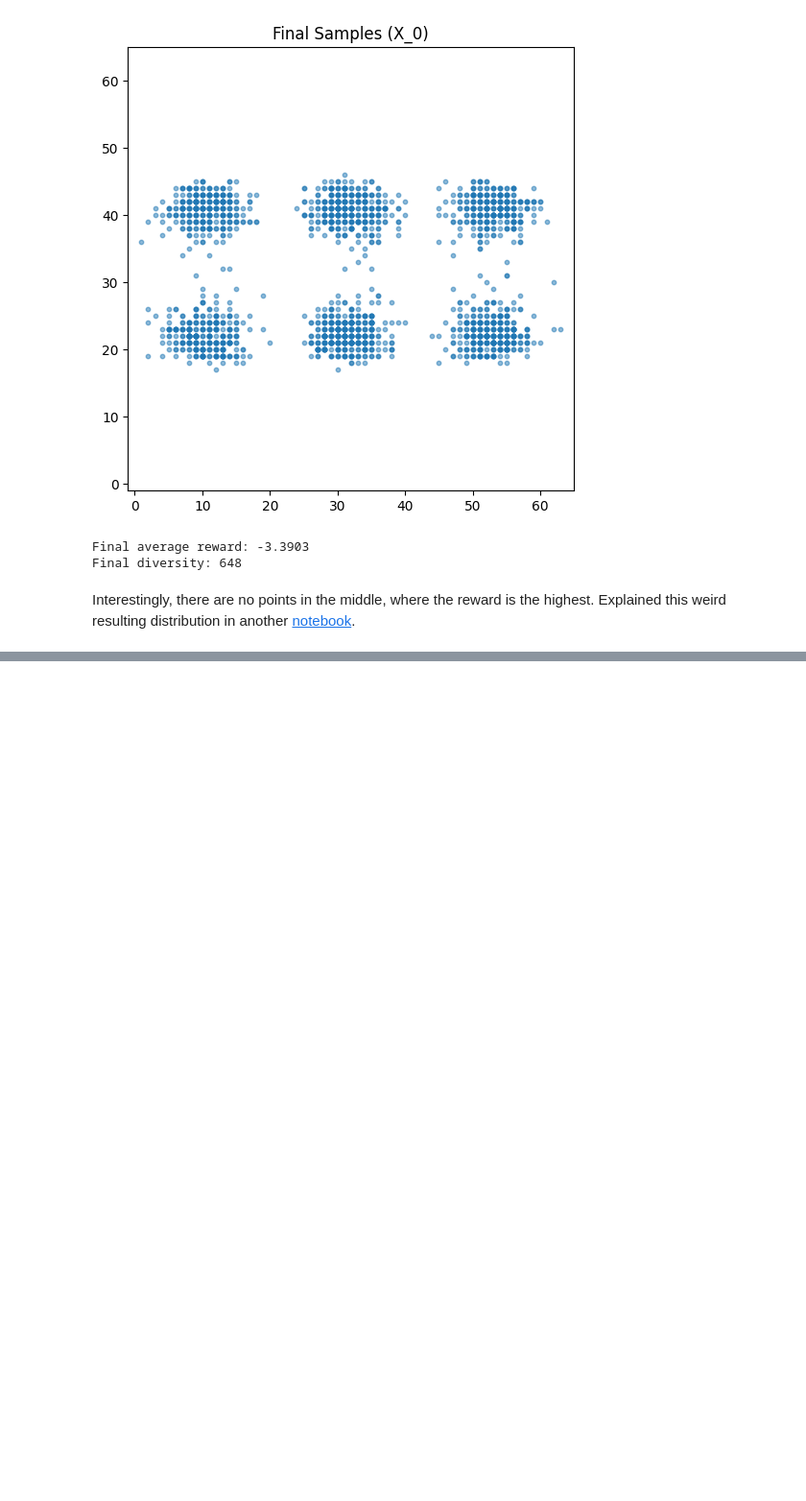
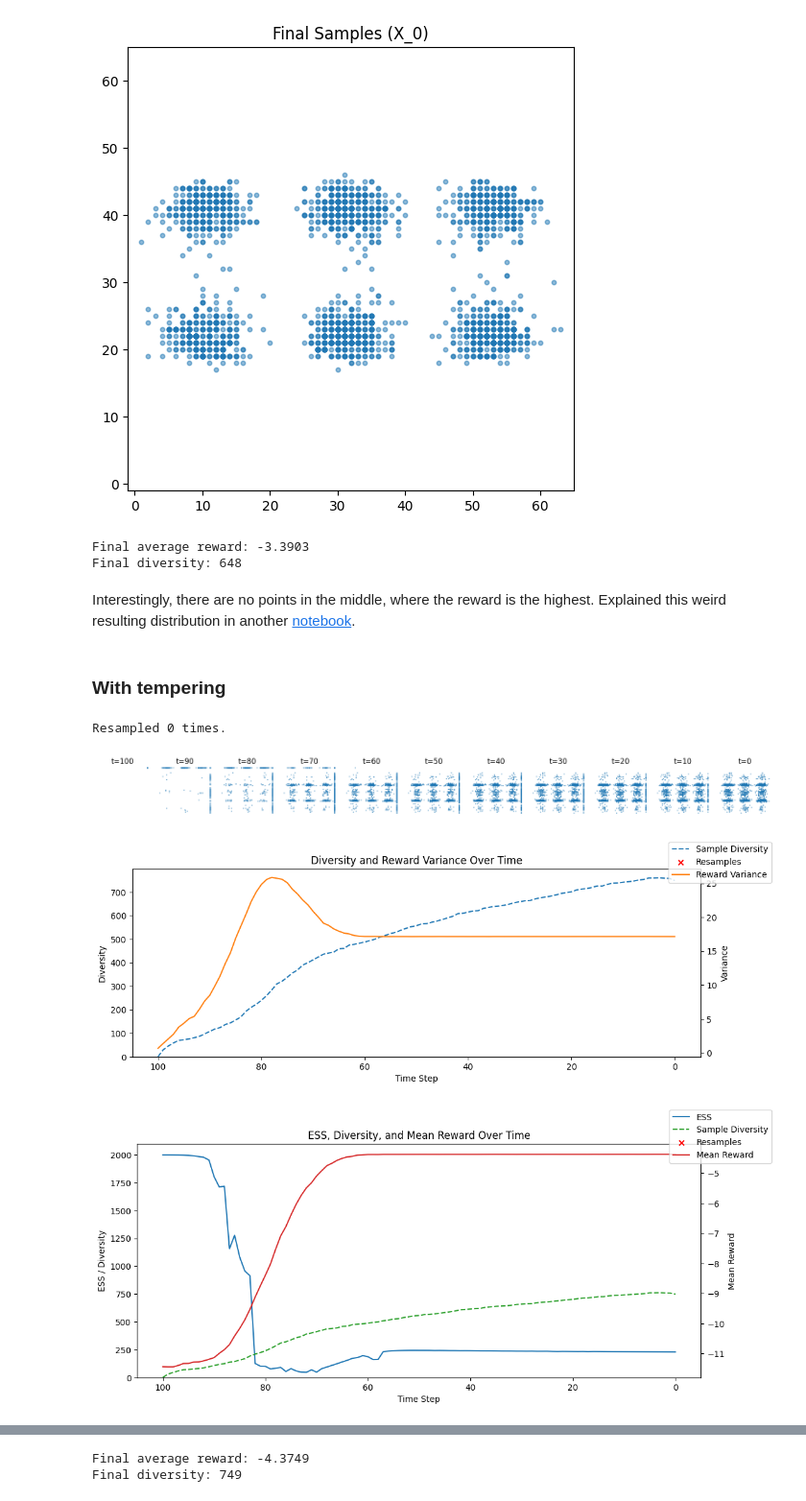
Before and after one commit to chinmay8bit/discrete-diffusion-smc-experiments, a Jupyter notebook: smc_scripts/smc_mdm_gmm1.ipynb, the cells around one changed output, grey strips where cells are left out. Shown at 96% size. Cells and saved outputs as stored; diff of their text form; code cells hidden in the pictures; blank space fills up the shorter version.

Commit message:
add approx guidance with tempering

```diff
--- a/smc_scripts/smc_mdm_gmm1.ipynb
+++ b/smc_scripts/smc_mdm_gmm1.ipynb
@@ -434,3 +434,29 @@ Final average reward: -3.3903
 Final diversity: 648
 # %% [markdown]
 Interestingly, there are no points in the middle, where the reward is the highest. Explained this weird resulting distribution in another [notebook](../misc_scripts/explaining_approximate_guidance_results.ipynb).
+# %% [markdown]
+### With tempering
+# %%
+X_0, W_0, ess_trace, rewards_trace, particles_trace, log_weights_trace, resampling_trace = sequential_monte_carlo(
+    model=pretrained_model_with_subs_continuous,
+    num_categories=num_categories,
+    T=num_timesteps,
+    N=num_particles,
+    ESS_min=-1,
+    intialize_particles_fn=intialize_particles,
+    resample_fn=systematic_resample,
+    proposal_fn=first_order_approximation_optimal_proposal,
+    compute_reward_fn=compute_rewards,
+    lambdas=lambdas,
+    kl_weight=kl_weight,
+    reward_estimate_sample_count=reward_estimate_sample_count,
+    device=device,
+    verbose=False,
+    perform_final_resample=False,
+)
+plot_smc_results_checkerboard(X_0, W_0, ess_trace, rewards_trace, particles_trace, log_weights_trace, resampling_trace, num_timesteps, vocab_size, num_categories, compute_rewards)
+# %% [output]
+Resampled 0 times.
+[figure, added]
+[figure, added]
+[figure, added]
@@ -436,0 +464,2 @@ Interestingly, there are no points in the middle, where the reward is the highes
+Final average reward: -4.3749
+Final diversity: 749
```
Also changed, not shown: parts of 1 cell of this notebook, 1 other file.
